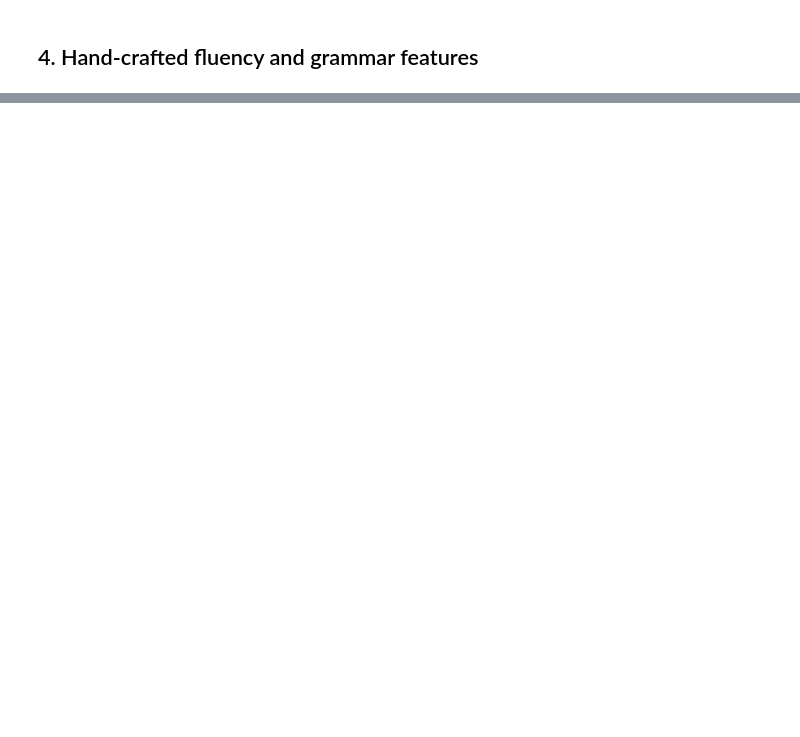
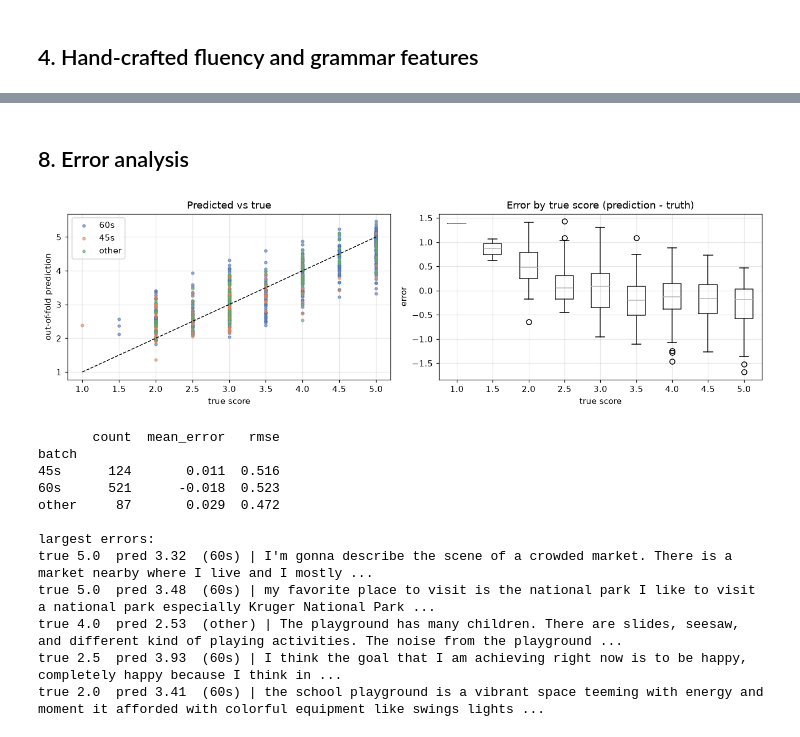
Before and after one commit to GaGaNRaJ2003/grammar-scorer, a Jupyter notebook: grammar_scoring_engine.ipynb, the cells around one changed output, grey strips where cells are left out. Saved outputs shown, nothing was run; the diff lists cells and outputs as text; code cells hidden in the pictures; blank space fills up the shorter version.

```diff
--- a/grammar_scoring_engine.ipynb
+++ b/grammar_scoring_engine.ipynb
@@ -359,0 +436,29 @@ v8 vs its submitted file (sub03): max |diff| 0.028
+# %% [markdown]
+## 8. Error analysis
+# %%
+err = tr[["filename", "batch", "text"]].assign(label=y, pred=final["cv"], err=final["cv"] - y)
+fig, ax = plt.subplots(1, 2, figsize=(12, 3.8))
+for b, c in (("60s", "#4C72B0"), ("45s", "#DD8452"), ("other", "#55A868")):
+    s = err[err.batch == b]
+    ax[0].scatter(s.label, s.pred, s=10, alpha=.6, label=b, color=c)
+ax[0].plot([1, 5], [1, 5], "k--", lw=1); ax[0].set(xlabel="true score", ylabel="out-of-fold prediction", title="Predicted vs true"); ax[0].legend()
+err.boxplot(column="err", by="label", ax=ax[1])
+ax[1].set(title="Error by true score (prediction - truth)", xlabel="true score", ylabel="error"); plt.suptitle(""); plt.tight_layout(); plt.show()
+print(err.groupby("batch").err.agg(count="count", mean_error="mean", rmse=lambda e: np.sqrt(np.mean(e ** 2))).round(3))
+print("\nlargest errors:")
+for _, r in err.reindex(err.err.abs().sort_values(ascending=False).index).head(5).iterrows():
+    print(f"true {r.label}  pred {r.pred:.2f}  ({r.batch}) | " + " ".join(r.text.split()[:20]) + " ...")
+# %% [output]
+[figure, added]
+       count  mean_error   rmse
+batch
+45s      124       0.011  0.516
+60s      521      -0.018  0.523
+other     87       0.029  0.472
+
+largest errors:
+true 5.0  pred 3.32  (60s) | I'm gonna describe the scene of a crowded market. There is a market nearby where I live and I mostly ...
+true 5.0  pred 3.48  (60s) | my favorite place to visit is the national park I like to visit a national park especially Kruger National Park ...
+true 4.0  pred 2.53  (other) | The playground has many children. There are slides, seesaw, and different kind of playing activities. The noise from the playground ...
+true 2.5  pred 3.93  (60s) | I think the goal that I am achieving right now is to be happy, completely happy because I think in ...
+true 2.0  pred 3.41  (60s) | the school playground is a vibrant space teeming with energy and moment it afforded with colorful equipment like swings lights ...
```
Also changed, not shown: parts of 51 cells of this notebook, 14 other files.
